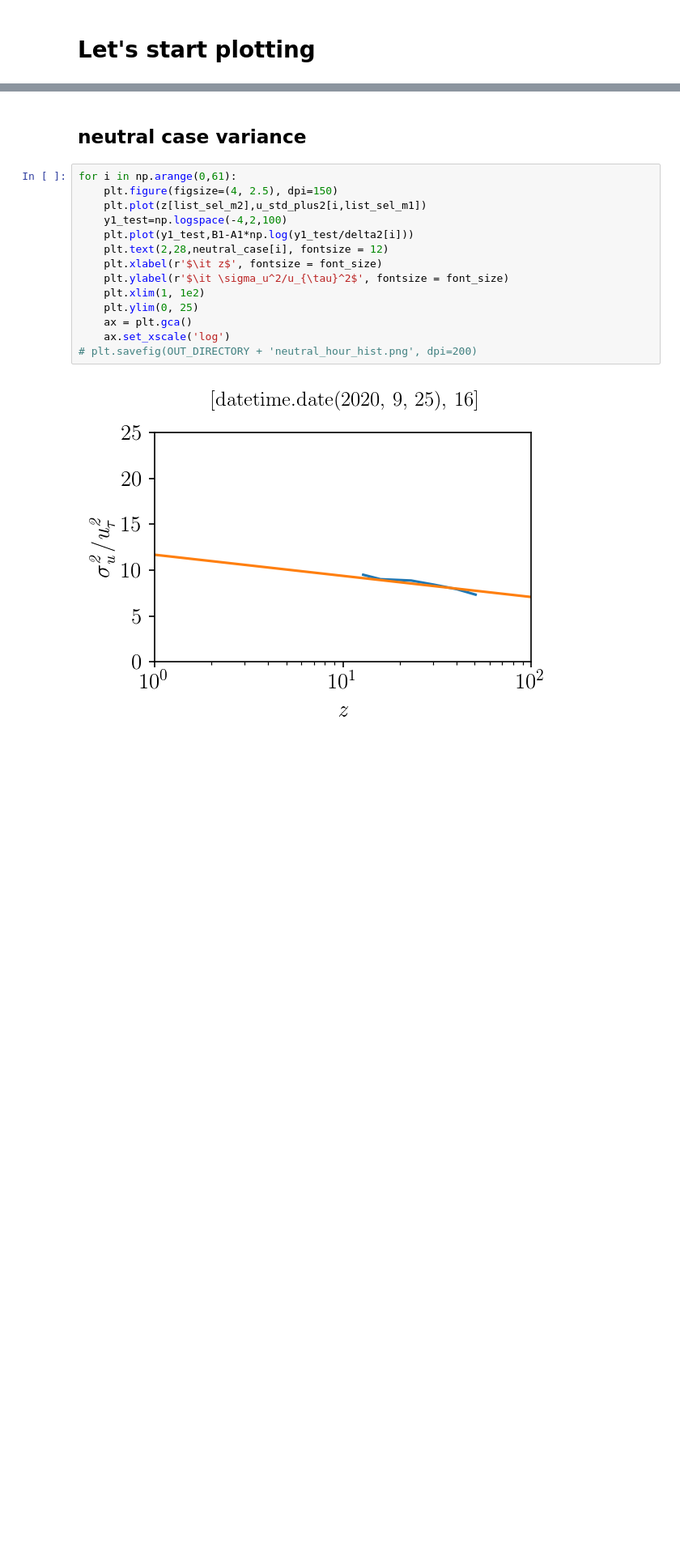
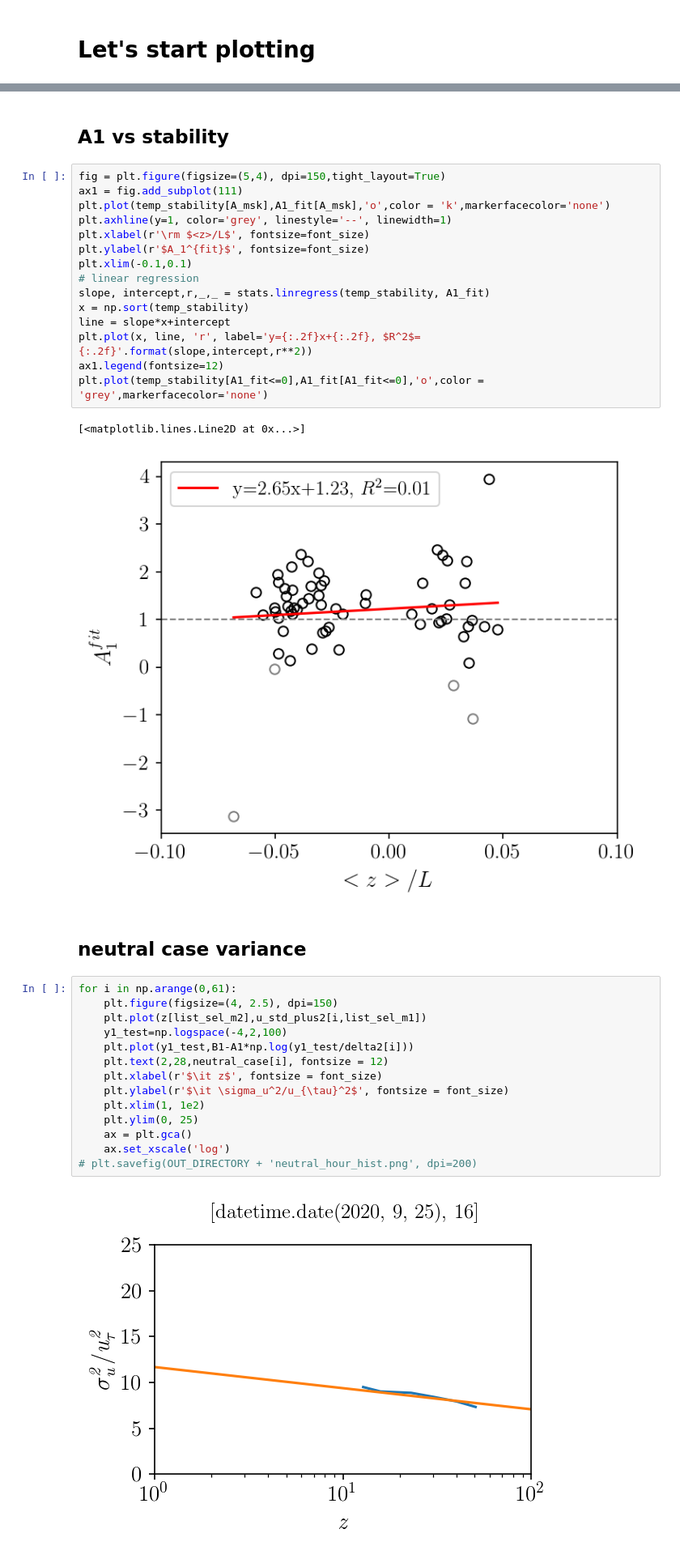
Before and after one commit to yueqin813/EC_analys, a Jupyter notebook: b2_neutral_var.ipynb, the cells around one changed output, grey strips where cells are left out. Shown at 81% size. Saved outputs shown, nothing was run; the diff lists cells and outputs as text; blank space fills up the shorter version.

```diff
--- a/b2_neutral_var.ipynb
+++ b/b2_neutral_var.ipynb
@@ -496,3 +654,23 @@ font_size = 14
+# %% [markdown]
+## A1 vs stability ##
+# %%
+fig = plt.figure(figsize=(5,4), dpi=150,tight_layout=True)
+ax1 = fig.add_subplot(111)
+plt.plot(temp_stability[A_msk],A1_fit[A_msk],'o',color = 'k',markerfacecolor='none')
+plt.axhline(y=1, color='grey', linestyle='--', linewidth=1)
+plt.xlabel(r'\rm $<z>/L$', fontsize=font_size)
+plt.ylabel(r'$A_1^{fit}$', fontsize=font_size)
+plt.xlim(-0.1,0.1)
+# linear regression
+slope, intercept,r,_,_ = stats.linregress(temp_stability, A1_fit)
+x = np.sort(temp_stability)
+line = slope*x+intercept
+plt.plot(x, line, 'r', label='y={:.2f}x+{:.2f}, $R^2$={:.2f}'.format(slope,intercept,r**2))
+ax1.legend(fontsize=12)
+plt.plot(temp_stability[A1_fit<=0],A1_fit[A1_fit<=0],'o',color = 'grey',markerfacecolor='none')
+# %% [output]
+[<matplotlib.lines.Line2D at 0x...>]
+[figure, added]
 # %% [markdown]
 ## neutral case variance ##
 # %%
```
Also changed, not shown: parts of 15 cells of this notebook, 5 other files.
